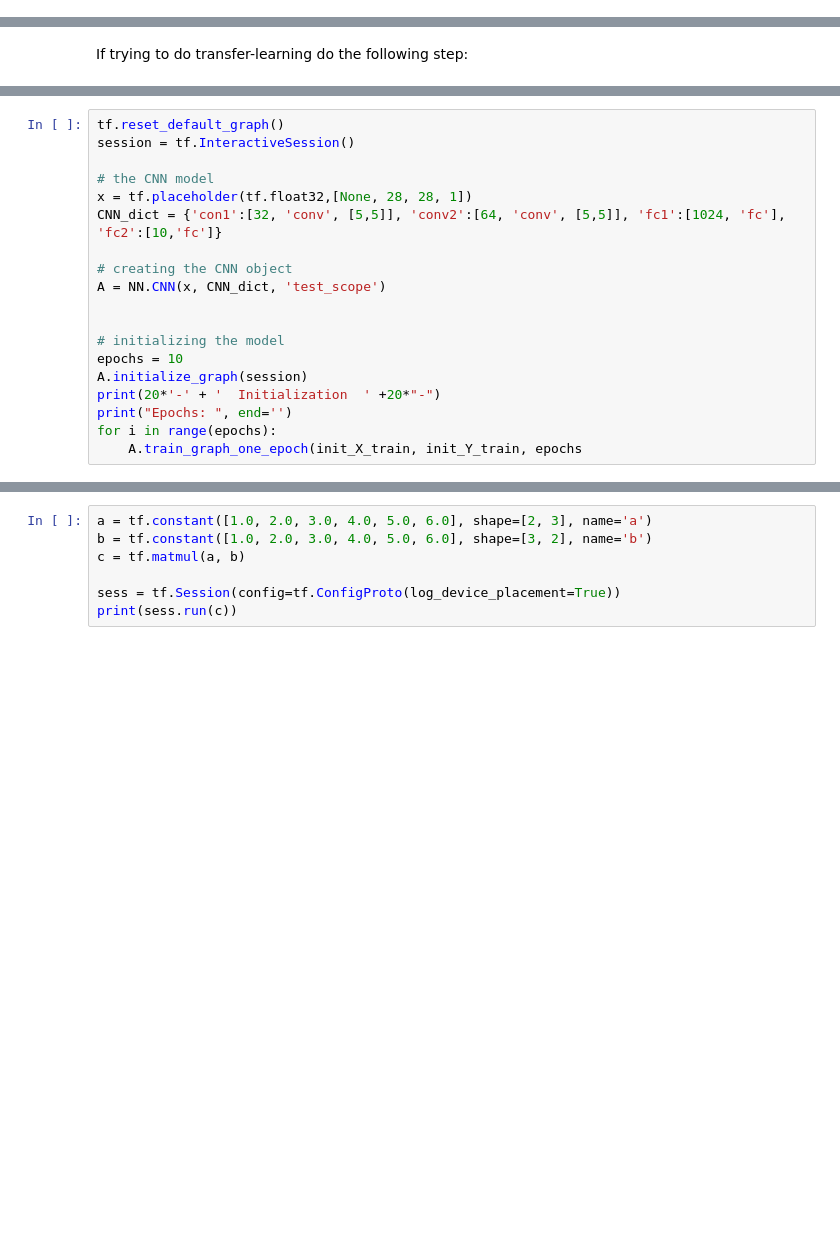
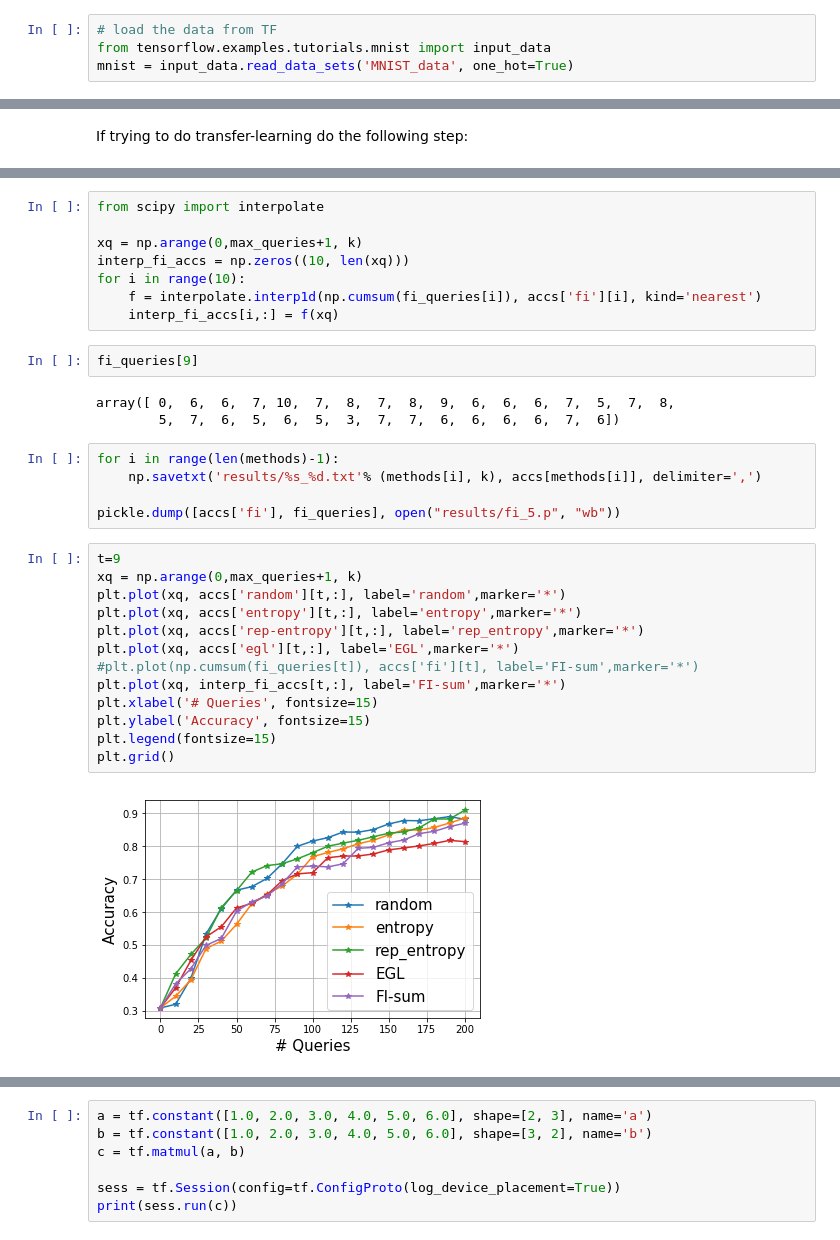
Before and after one commit to jsourati/nn-active-learning, a Jupyter notebook: GeneralNotes.ipynb, the cells around one changed output, grey strips where cells are left out. Cells and saved outputs as stored; diff of their text form; blank space fills up the shorter version.

Commit message:
Running experiments with different variants of FI-based querying on MNIST

```diff
--- a/GeneralNotes.ipynb
+++ b/GeneralNotes.ipynb
@@ -572,3 +573,7 @@ np.sum(gr2['0'][0]**2)
 1.8245548
 # %% [markdown]
 # Working with `NN.CNN()` Class
+# %%
+# load the data from TF
+from tensorflow.examples.tutorials.mnist import input_data
+mnist = input_data.read_data_sets('MNIST_data', one_hot=True)
@@ -622,19 +595,0 @@ Avars = tf.get_collection(tf.GraphKeys.TRAINABLE_VARIABLES, scope='test_scope')
-# %%
-tf.reset_default_graph()
-session = tf.InteractiveSession()
-
-# the CNN model
-x = tf.placeholder(tf.float32,[None, 28, 28, 1])
-CNN_dict = {'con1':[32, 'conv', [5,5]], 'conv2':[64, 'conv', [5,5]], 'fc1':[1024, 'fc'], 'fc2':[10,'fc']}
-
-# creating the CNN object
-A = NN.CNN(x, CNN_dict, 'test_scope')
-
-
-# initializing the model
-epochs = 10
-A.initialize_graph(session)
-print(20*'-' + '  Initialization  ' +20*"-")
-print("Epochs: ", end='')
-for i in range(epochs):
-    A.train_graph_one_epoch(init_X_train, init_Y_train, epochs
@@ -739,0 +679,33 @@ Test accuracy: 0.3166
+# %%
+from scipy import interpolate
+
+xq = np.arange(0,max_queries+1, k)
+interp_fi_accs = np.zeros((10, len(xq)))
+for i in range(10):
+    f = interpolate.interp1d(np.cumsum(fi_queries[i]), accs['fi'][i], kind='nearest')
+    interp_fi_accs[i,:] = f(xq)
+# %%
+fi_queries[9]
+# %% [output]
+array([ 0,  6,  6,  7, 10,  7,  8,  7,  8,  9,  6,  6,  6,  7,  5,  7,  8,
+        5,  7,  6,  5,  6,  5,  3,  7,  7,  6,  6,  6,  6,  7,  6])
+# %%
+for i in range(len(methods)-1):
+    np.savetxt('results/%s_%d.txt'% (methods[i], k), accs[methods[i]], delimiter=',')
+
+pickle.dump([accs['fi'], fi_queries], open("results/fi_5.p", "wb"))
+# %%
+t=9
+xq = np.arange(0,max_queries+1, k)
+plt.plot(xq, accs['random'][t,:], label='random',marker='*')
+plt.plot(xq, accs['entropy'][t,:], label='entropy',marker='*')
+plt.plot(xq, accs['rep-entropy'][t,:], label='rep_entropy',marker='*')
+plt.plot(xq, accs['egl'][t,:], label='EGL',marker='*')
+#plt.plot(np.cumsum(fi_queries[t]), accs['fi'][t], label='FI-sum',marker='*')
+plt.plot(xq, interp_fi_accs[t,:], label='FI-sum',marker='*')
+plt.xlabel('# Queries', fontsize=15)
+plt.ylabel('Accuracy', fontsize=15)
+plt.legend(fontsize=15)
+plt.grid()
+# %% [output]
+[figure, added]
```
Also changed, not shown: parts of 12 cells of this notebook.
